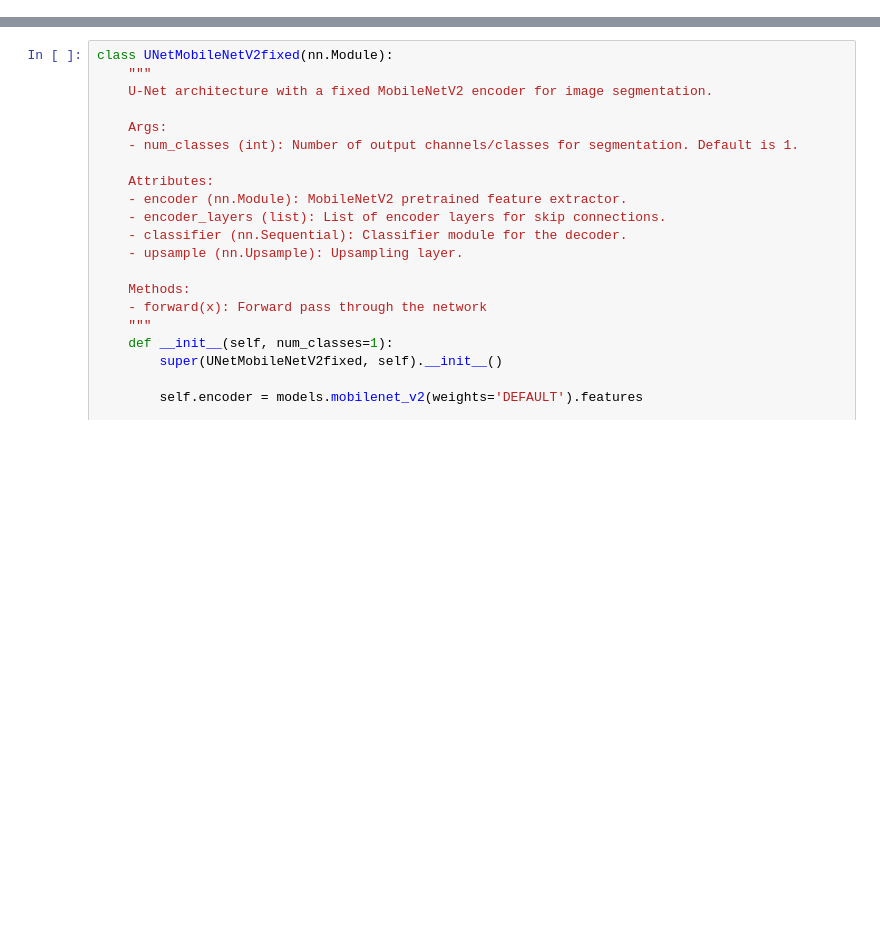
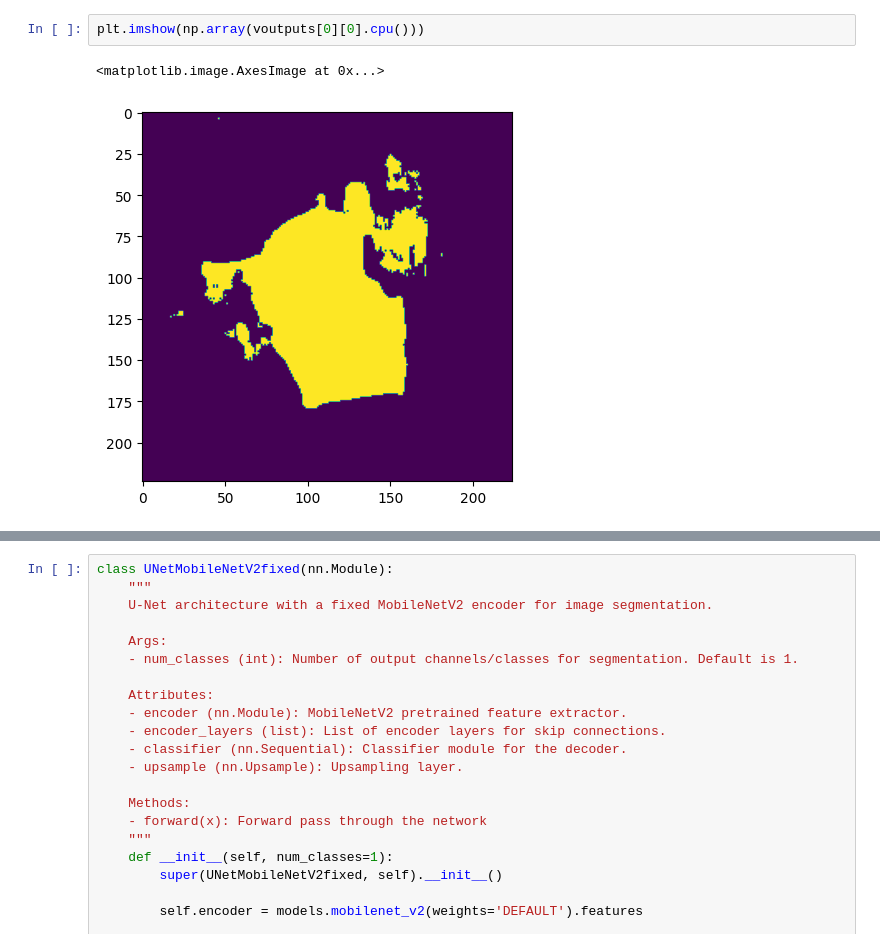
Before and after one commit to AV8-hub/Advanced-ML-Project, a Jupyter notebook: notebooks/test.ipynb, the cells around one changed output, grey strips where cells are left out. Saved outputs shown, nothing was run; the diff lists cells and outputs as text; blank space fills up the shorter version.

```diff
--- a/notebooks/test.ipynb
+++ b/notebooks/test.ipynb
@@ -27,0 +182,5 @@ RuntimeError: [enforce fail at alloc_cpu.cpp:80] data. DefaultCPUAllocator: not
+# %%
+plt.imshow(np.array(voutputs[0][0].cpu()))
+# %% [output]
+<matplotlib.image.AxesImage at 0x...>
+[figure, added]
```
Also changed, not shown: parts of 15 cells of this notebook, 5 other files.
